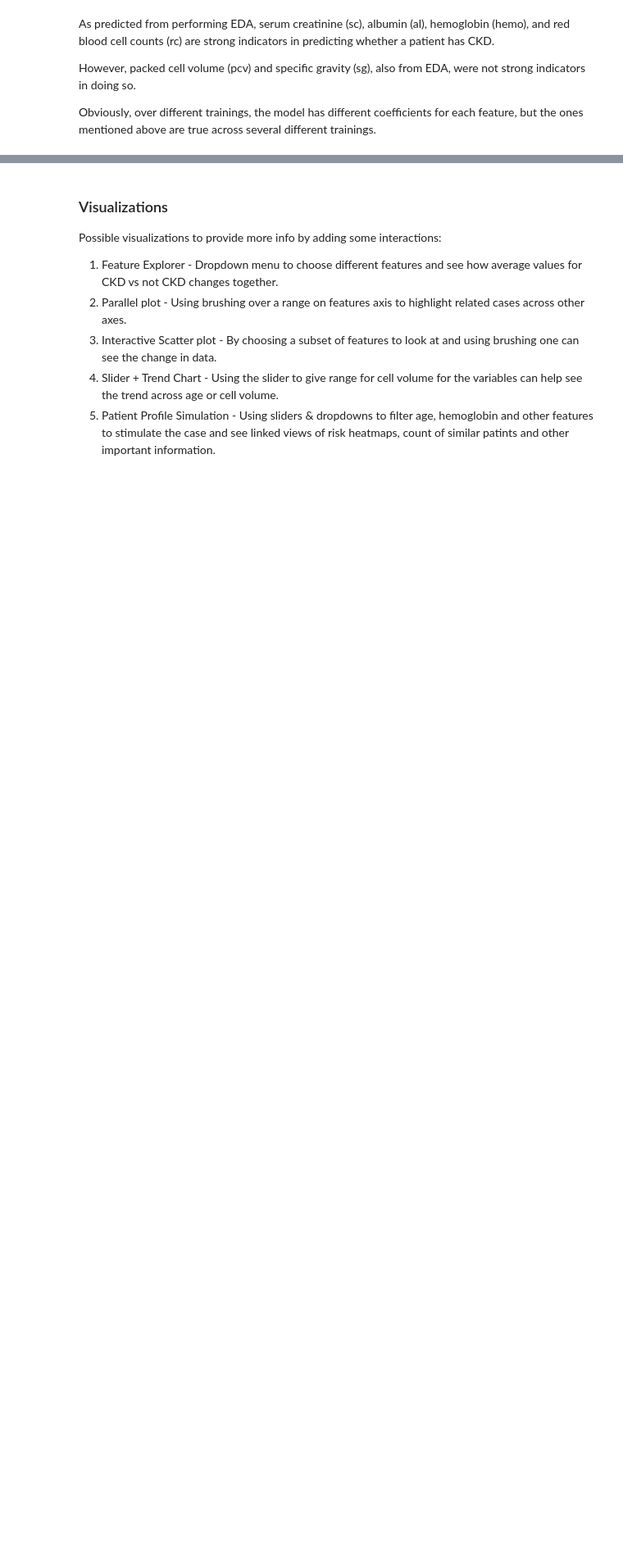
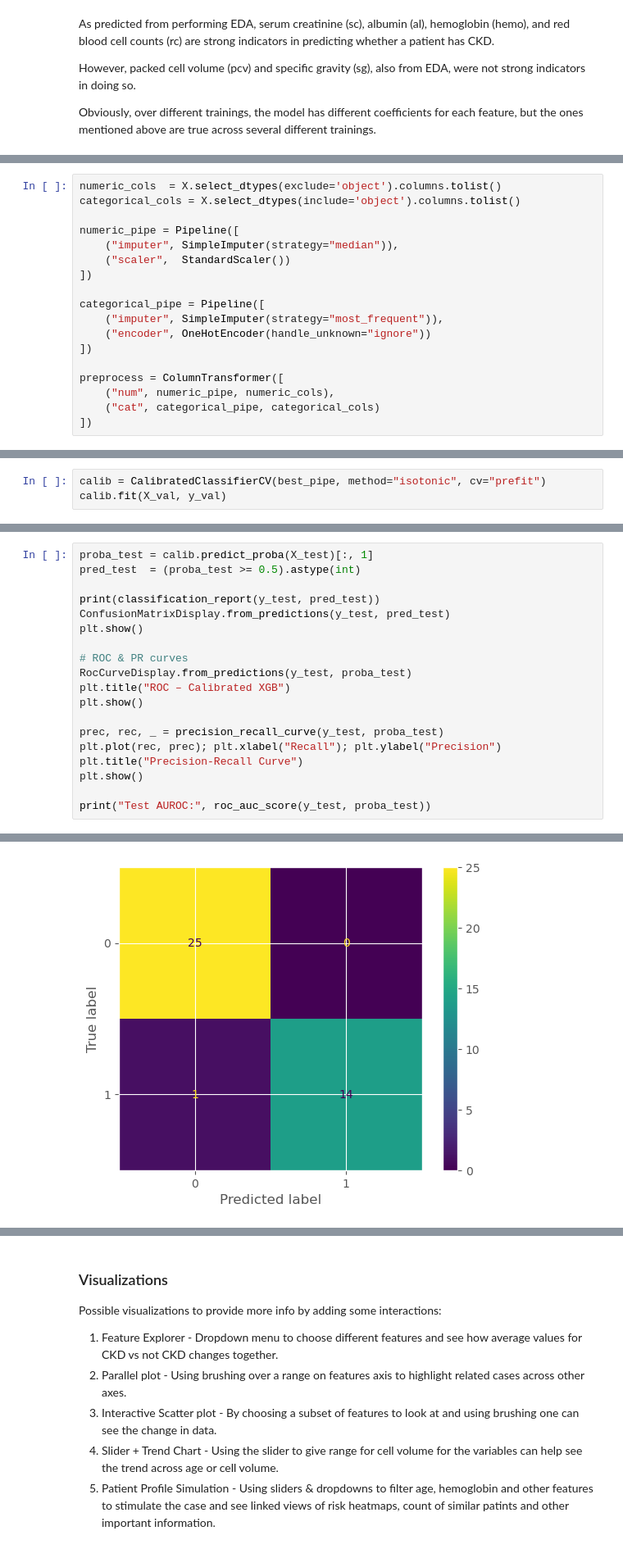
Before and after one commit to unprosaiclabyrinth/PrognosiX, a Jupyter notebook: Prognosix.ipynb, the cells around one changed output, grey strips where cells are left out. Shown at 82% size. Drawn from its saved outputs; the diff is of its cells as text; blank space fills up the shorter version.

```diff
--- a/Prognosix.ipynb
+++ b/Prognosix.ipynb
@@ -638,0 +739,18 @@ Obviously, over different trainings, the model has different coefficients for ea
+# %%
+numeric_cols  = X.select_dtypes(exclude='object').columns.tolist()
+categorical_cols = X.select_dtypes(include='object').columns.tolist()
+
+numeric_pipe = Pipeline([
+    ("imputer", SimpleImputer(strategy="median")),
+    ("scaler",  StandardScaler())
+])
+
+categorical_pipe = Pipeline([
+    ("imputer", SimpleImputer(strategy="most_frequent")),
+    ("encoder", OneHotEncoder(handle_unknown="ignore"))
+])
+
+preprocess = ColumnTransformer([
+    ("num", numeric_pipe, numeric_cols),
+    ("cat", categorical_pipe, categorical_cols)
+])
@@ -638,0 +802,3 @@ Obviously, over different trainings, the model has different coefficients for ea
+# %%
+calib = CalibratedClassifierCV(best_pipe, method="isotonic", cv="prefit")
+calib.fit(X_val, y_val)
@@ -638,0 +825,20 @@ Obviously, over different trainings, the model has different coefficients for ea
+# %%
+proba_test = calib.predict_proba(X_test)[:, 1]
+pred_test  = (proba_test >= 0.5).astype(int)
+
+print(classification_report(y_test, pred_test))
+ConfusionMatrixDisplay.from_predictions(y_test, pred_test)
+plt.show()
+
+# ROC & PR curves
+RocCurveDisplay.from_predictions(y_test, proba_test)
+plt.title("ROC – Calibrated XGB")
+plt.show()
+
+prec, rec, _ = precision_recall_curve(y_test, proba_test)
+plt.plot(rec, prec); plt.xlabel("Recall"); plt.ylabel("Precision")
+plt.title("Precision‑Recall Curve")
+plt.show()
+
+print("Test AUROC:", roc_auc_score(y_test, proba_test))
+# %% [output]
@@ -638,0 +853 @@ Obviously, over different trainings, the model has different coefficients for ea
+[figure, added]
```
Also changed, not shown: parts of 41 cells of this notebook.
